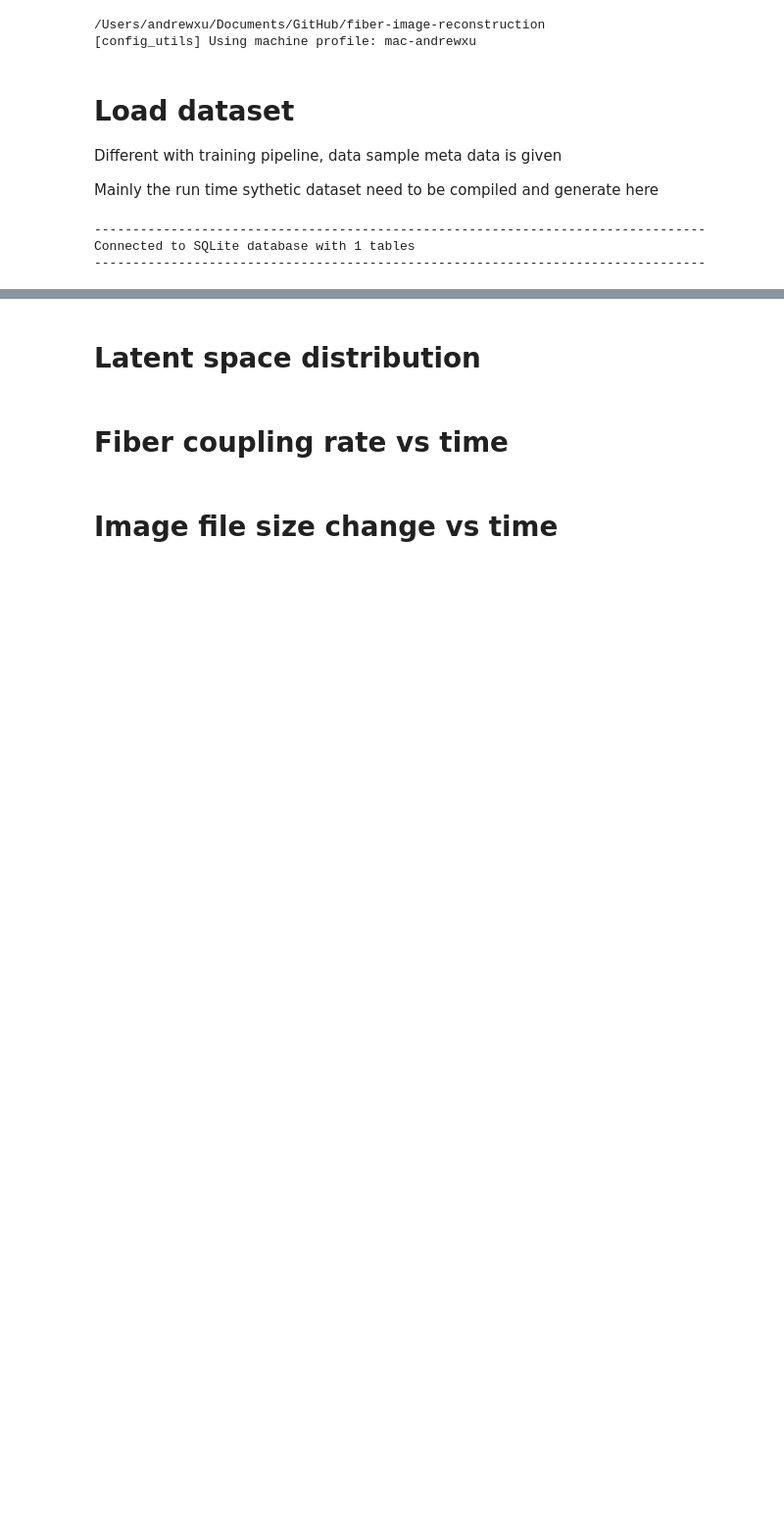
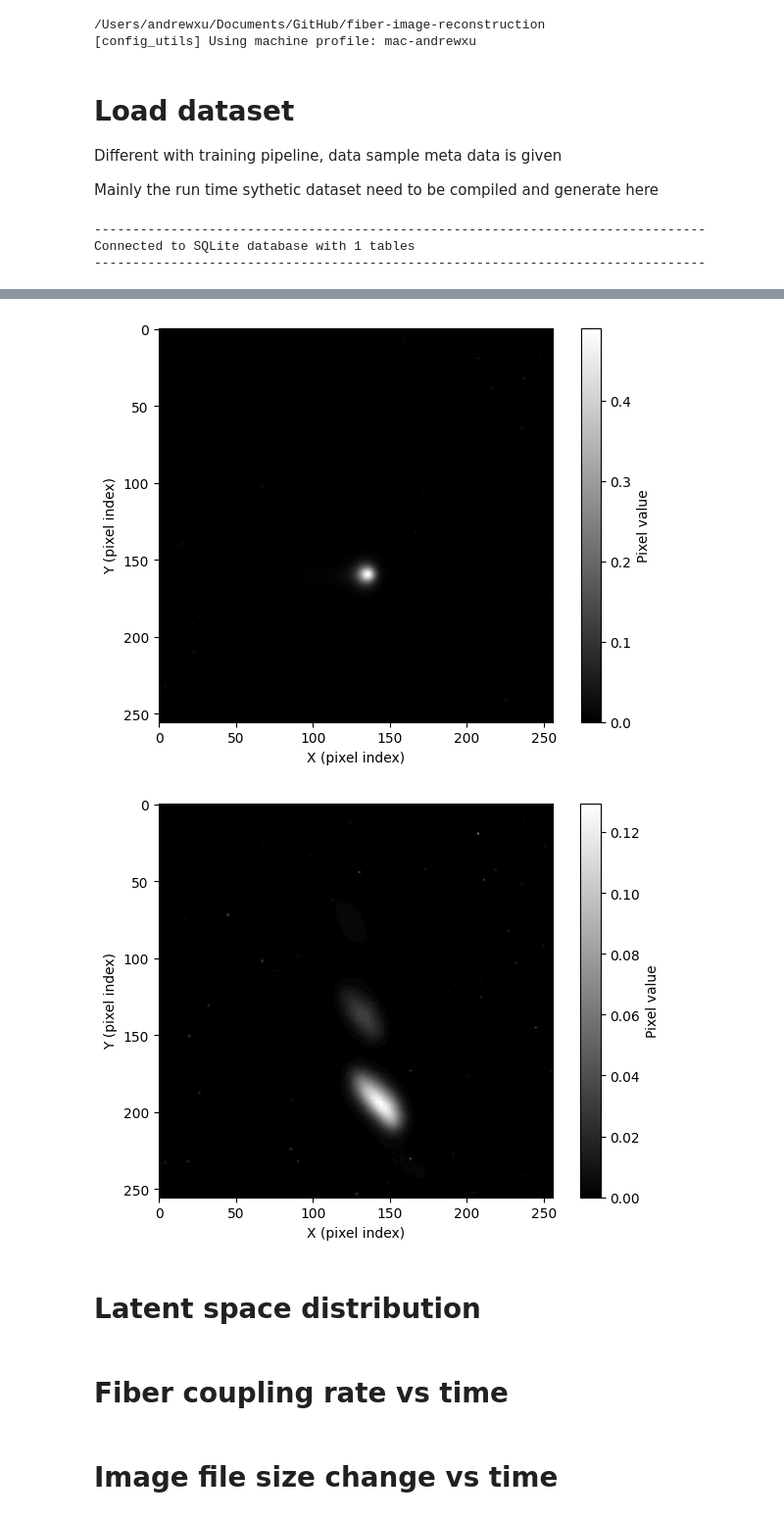
Before and after one commit to Andrew-XQY/fiber-image-reconstruction, a Jupyter notebook: evaluation/visualization.ipynb, the cells around one changed output, grey strips where cells are left out. Shown at 98% size. Cells and saved outputs as stored; diff of their text form; code cells hidden in the pictures; blank space fills up the shorter version.

```diff
--- a/evaluation/visualization.ipynb
+++ b/evaluation/visualization.ipynb
@@ -259,0 +329,53 @@ plot_image(samples[1][0])
+# %%
+# ============================
+# Chromox line scan and chromox eval
+# ============================
+
+chromox_line_scan_provider = SqlProvider(
+    sources={"connection": config["paths"]["processed_chromox"] + "/db/dataset_meta.db",
+             "sql": config["sql"]["chromox_line_scan"]},
+    output_config={'list': "image_path"}
+).subsample(n_samples=5000, seed=config["seed"])
+
+config["data"]["transforms"]["torch"].insert(0, {
+    "name": "add_parent_dir",
+    "params": {
+        "parent_dir": config["paths"]["processed_chromox"]
+    }
+})
+transforms = build_transforms_from_config(config["data"]["transforms"]["torch"])
+
+pipeline_chromox_line_scan = PyTorchPipeline(
+    chromox_line_scan_provider,
+    transforms[:-1],
+).to_numpy()
+labels_chromox_line_scan = [r'$e^{-}$ Chromox Line Scan'] * len(pipeline_chromox_line_scan[0])
+color_chromox_line_scan = ["#3C6EE4"] * len(pipeline_chromox_line_scan[0])
+
+
+chromox_random_scan_provider = SqlProvider(
+    sources={"connection": config["paths"]["processed_chromox"] + "/db/dataset_meta.db",
+             "sql": config["sql"]["chromox_random_scan"]},
+    output_config={'list': "image_path"}
+).subsample(n_samples=3000, seed=config["seed"])
+
+config["data"]["transforms"]["torch"].insert(0, {
+    "name": "add_parent_dir",
+    "params": {
+        "parent_dir": config["paths"]["processed_chromox"]
+    }
+})
+transforms = build_transforms_from_config(config["data"]["transforms"]["torch"])
+
+pipeline_chromox_random_scan = PyTorchPipeline(
+    chromox_random_scan_provider,
+    transforms[:-1],
+).to_numpy()
+labels_chromox_random_scan = [r'$e^{-}$ Chromox Random Scan'] * len(pipeline_chromox_random_scan[0])
+color_chromox_random_scan = ["#EF553B"] * len(pipeline_chromox_random_scan[0])
+
+plot_image(pipeline_chromox_line_scan[1][99])
+plot_image(pipeline_chromox_random_scan[1][528])
+# %% [output]
+[figure, added]
+[figure, added]
```
Also changed, not shown: parts of 8 cells of this notebook, 2 other files.
